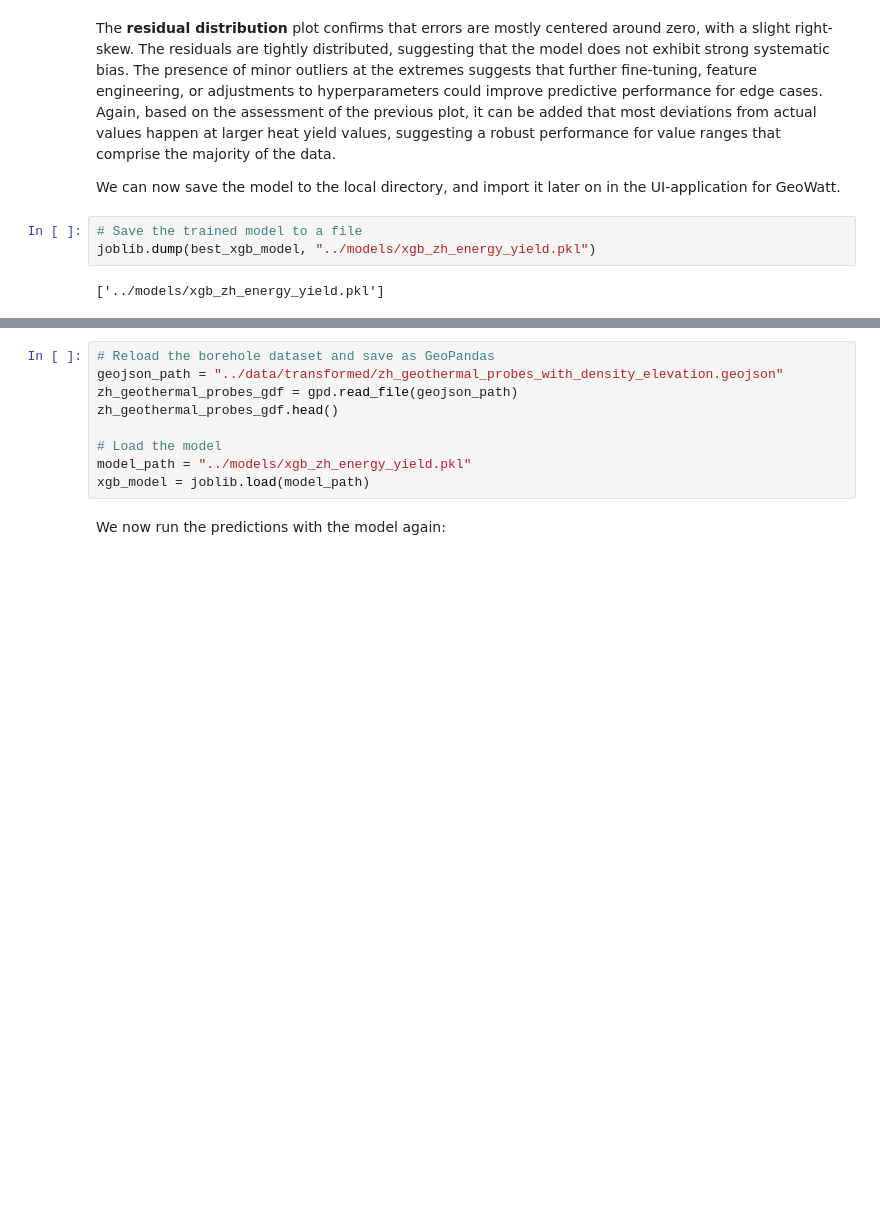
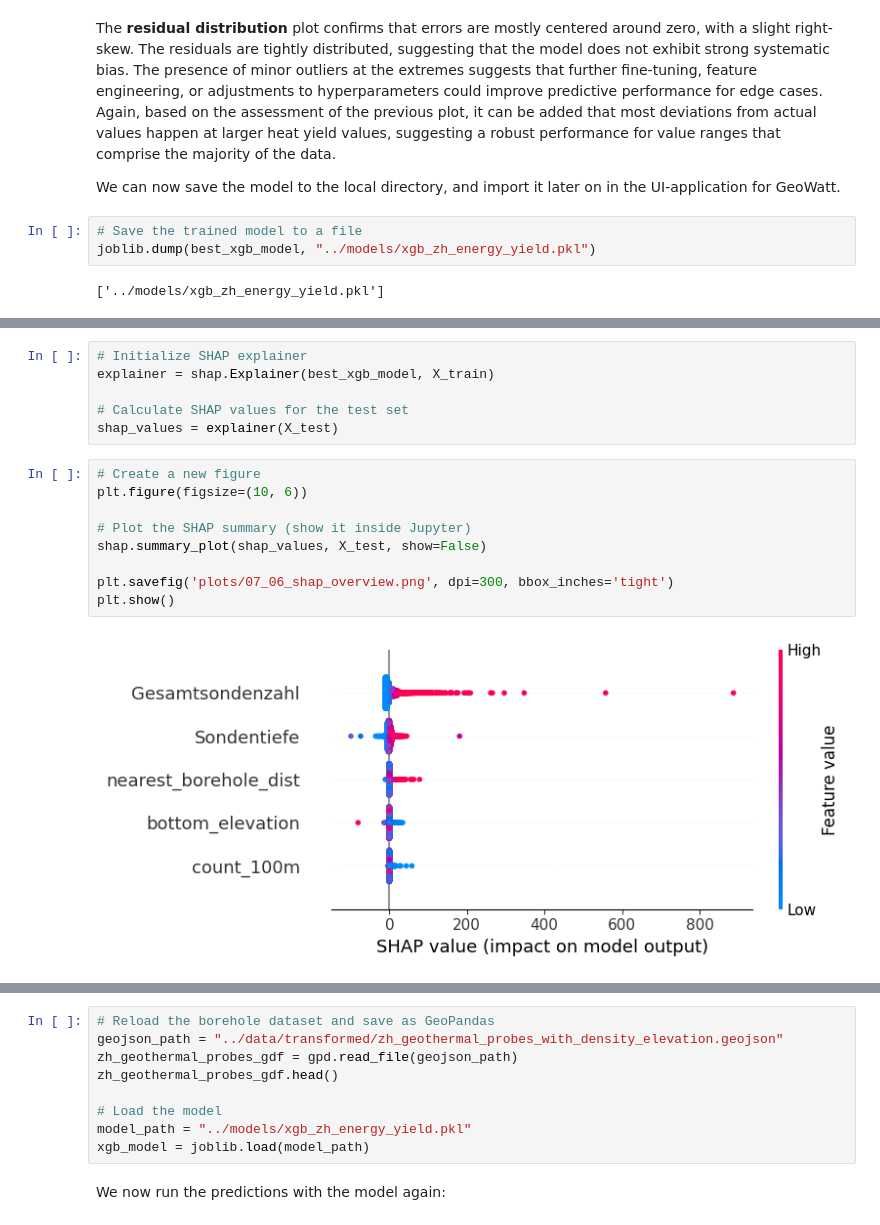
Before and after one commit to leinadher/GeoThesis, a Jupyter notebook: jupyter_notebooks/07_predictive_model.ipynb, the cells around one changed output, grey strips where cells are left out. Saved outputs shown, nothing was run; the diff lists cells and outputs as text; blank space fills up the shorter version.

```diff
--- a/jupyter_notebooks/07_predictive_model.ipynb
+++ b/jupyter_notebooks/07_predictive_model.ipynb
@@ -308,0 +361,17 @@ joblib.dump(best_xgb_model, "../models/xgb_zh_energy_yield.pkl")
+# %%
+# Initialize SHAP explainer
+explainer = shap.Explainer(best_xgb_model, X_train)
+
+# Calculate SHAP values for the test set
+shap_values = explainer(X_test)
+# %%
+# Create a new figure
+plt.figure(figsize=(10, 6))
+
+# Plot the SHAP summary (show it inside Jupyter)
+shap.summary_plot(shap_values, X_test, show=False)
+
+plt.savefig('plots/07_06_shap_overview.png', dpi=300, bbox_inches='tight')
+plt.show()
+# %% [output]
+[figure, added]
```
Also changed, not shown: parts of 7 cells of this notebook, 3 other files.
